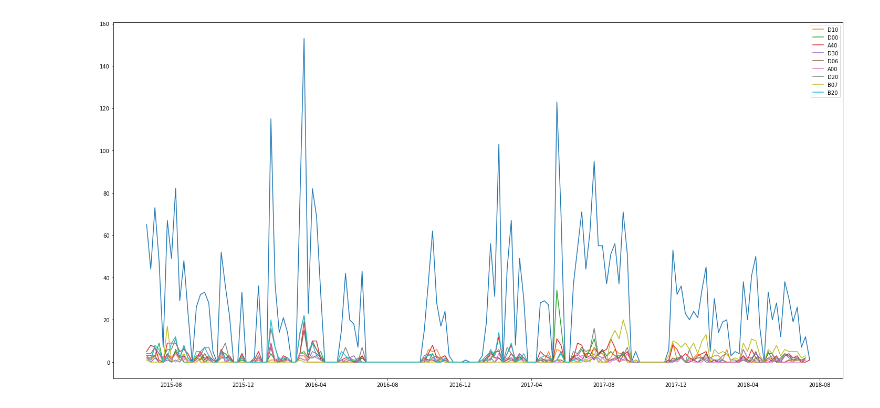
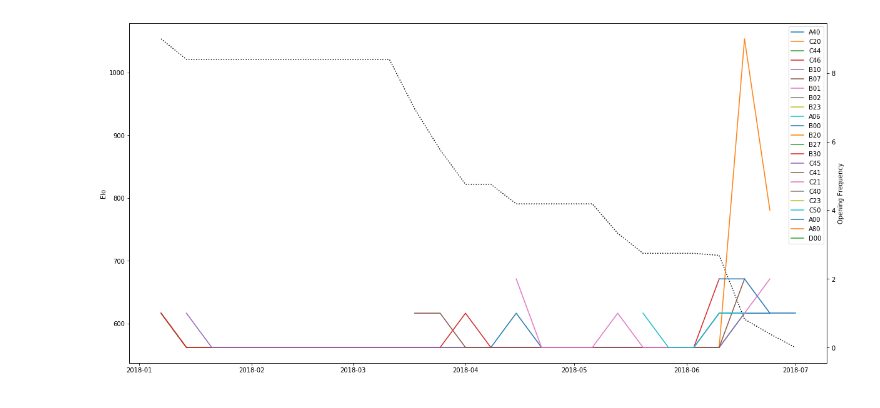
Before and after one commit to Bmcgarry194/ChessStyle, a Jupyter notebook: src/player_stats.ipynb, the cells around one changed output. Drawn from its saved outputs; the diff is of its cells as text; code cells hidden in the pictures.

```diff
--- a/src/player_stats.ipynb
+++ b/src/player_stats.ipynb
@@ -167,20 +296,41 @@ fig.tight_layout();
-# %%
-fig, ax = plt.subplots(figsize=(20, 10))
-
-openings = blitz_chess_df['eco'].unique()
-total_games = blitz_chess_df.shape[0]
-games_per_week = blitz_chess_df.resample('M', on='end_time').size()
-
-ax.plot(blitz_chess_df.resample('W', on='end_time').size())
-
-for opening in openings:
-    games_with_opening = blitz_chess_df[blitz_chess_df['eco'] == opening].resample('M', on='end_time').size().sum()
-    percentage_of_games_with_opening = games_with_opening / total_games
-
-    if (percentage_of_games_with_opening) > 0.03:
-        ax.plot(blitz_chess_df[blitz_chess_df.eco == opening].resample('W', on='end_time').size(),label=opening)
-        ax.legend()
-fig.tight_layout()
-# %% [output]
-[figure, removed]
+# %%
+def openings(df, color='both', min_games=0.03):
+    '''Return a graph of elo on the right x axis and frequency of openings played on the left axis over time (weeks)
+    Params
+        df: pandas dataframe
+        color: Filter games by color played, white or black. Default is both.
+        min_games: Filter openings displayed by a minimum percentage of total games played. Default is 3%, meaning
+                   openings which were played less than 3% of the total games played are omitted'''
+
+    blitz_chess_df = df[(df['rules'] == 'chess') & (df['time_class'] == 'blitz')]
+
+    fig, ax1 = plt.subplots(figsize=(20, 10))
+
+    ax2 = ax1.twinx()
+
+    if color == 'both':
+        color_df = blitz_chess_df
+    elif (color == 'white') or (color == 'black'):
+        color_df = blitz_chess_df[blitz_chess_df['player_color'] == color]
+
+    openings = color_df['eco'].unique()
+
+    total_games = color_df.size
+    games_per_week = color_df.resample('W', on='end_time').size()
+
+    ax1.plot(color_df.resample('W', on='end_time').mean()['player_rating'].fillna(method='ffill'), color='black', linestyle=':')
+    ax1.set_ylabel('Elo', color='black')
+
+    for opening in openings:
+        games_with_opening = color_df[color_df['eco'] == opening].size
+        percentage_of_games_with_opening = games_with_opening / total_games
+
+        if (percentage_of_games_with_opening) > min_games:
+            ax2.plot(color_df[color_df.eco == opening].resample('W', on='end_time').size(),label=opening)
+            ax2.set_ylabel('Opening Frequency')
+            ax2.legend()
+
+openings(df, min_games=0)
+# %% [output]
+[figure, added]
 # %%
```
Also changed, not shown: parts of 17 cells of this notebook.
